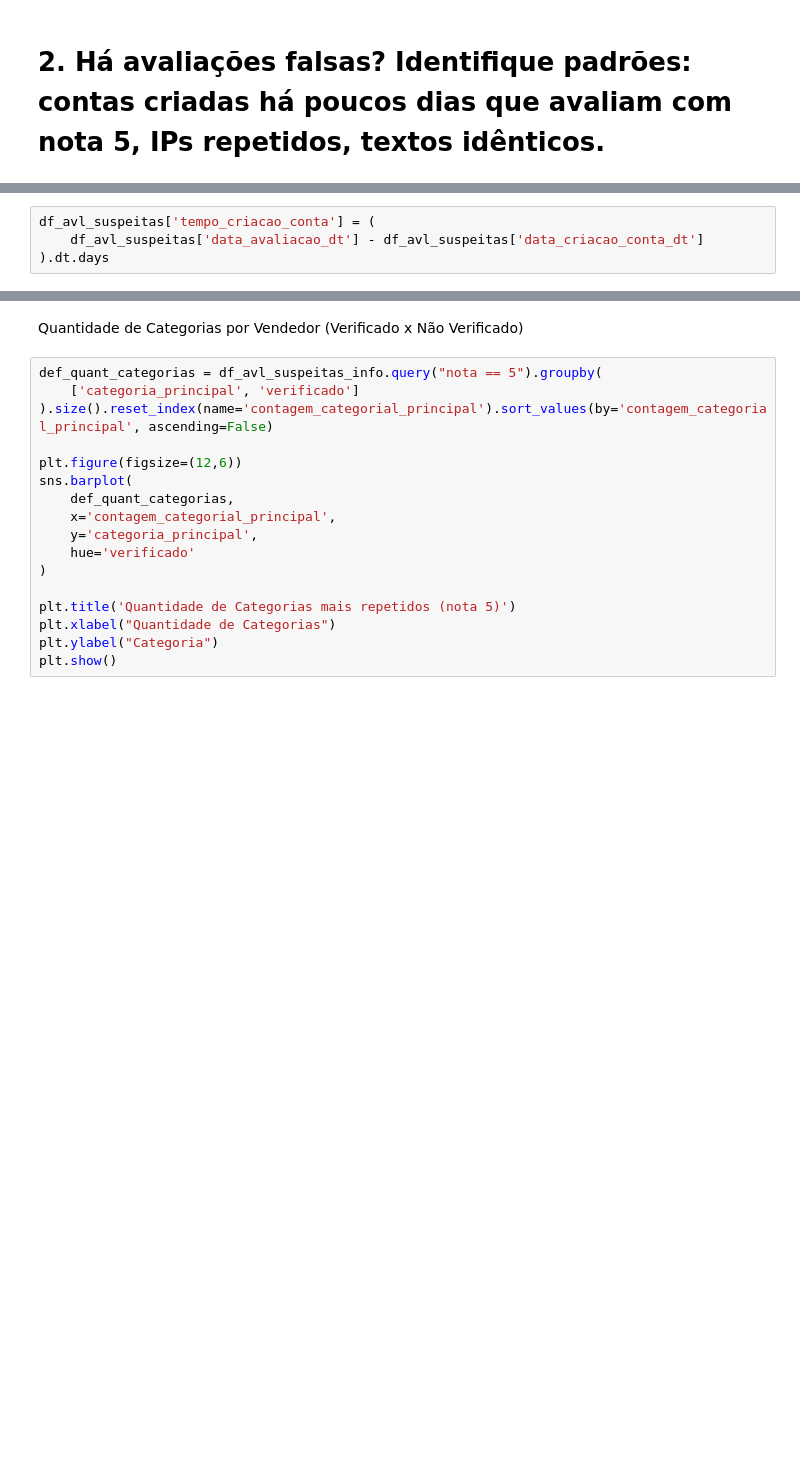
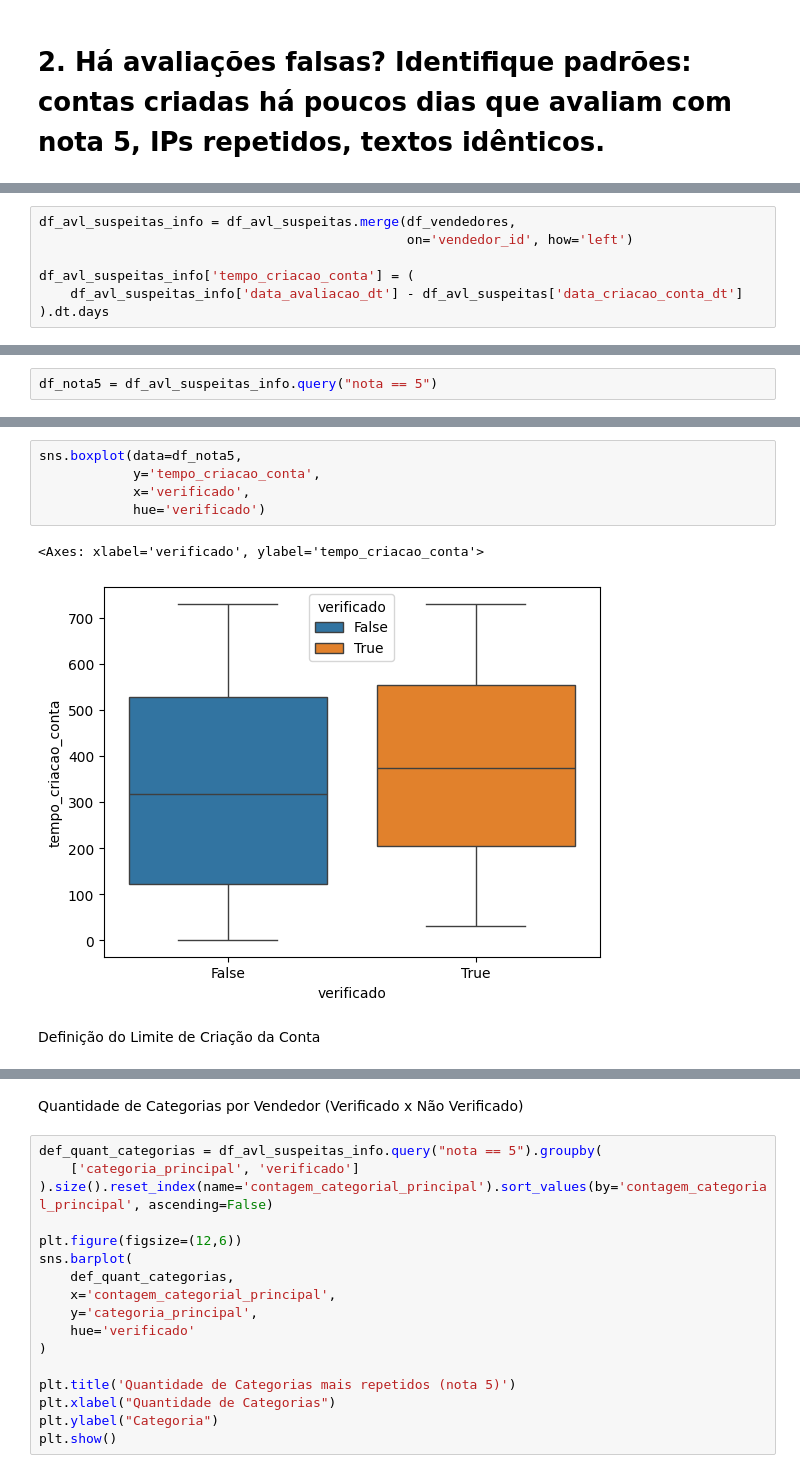
Before and after one commit to AlexDcoder/Opera-o-Marketplace-Fraude-em-E-commerce, a Jupyter notebook: notebooks/base_comparativo.ipynb, the cells around one changed output, grey strips where cells are left out. Saved outputs shown, nothing was run; the diff lists cells and outputs as text; blank space fills up the shorter version.

```diff
--- a/notebooks/base_comparativo.ipynb
+++ b/notebooks/base_comparativo.ipynb
@@ -215,4 +221,0 @@ Análise do Tempo de Criação da Conta
-# %%
-df_avl_suspeitas['tempo_criacao_conta'] = (
-    df_avl_suspeitas['data_avaliacao_dt'] - df_avl_suspeitas['data_criacao_conta_dt']
-).dt.days
@@ -393,0 +224,7 @@ plt.show()
+# %%
+df_avl_suspeitas_info = df_avl_suspeitas.merge(df_vendedores,
+                                               on='vendedor_id', how='left')
+
+df_avl_suspeitas_info['tempo_criacao_conta'] = (
+    df_avl_suspeitas_info['data_avaliacao_dt'] - df_avl_suspeitas['data_criacao_conta_dt']
+).dt.days
@@ -393,0 +233,2 @@ plt.show()
+# %%
+df_nota5 = df_avl_suspeitas_info.query("nota == 5")
@@ -393,0 +267,10 @@ plt.show()
+# %%
+sns.boxplot(data=df_nota5,
+            y='tempo_criacao_conta',
+            x='verificado',
+            hue='verificado')
+# %% [output]
+<Axes: xlabel='verificado', ylabel='tempo_criacao_conta'>
+[figure, added]
+# %% [markdown]
+Definição do Limite de Criação da Conta
```
Also changed, not shown: parts of 76 cells of this notebook.
